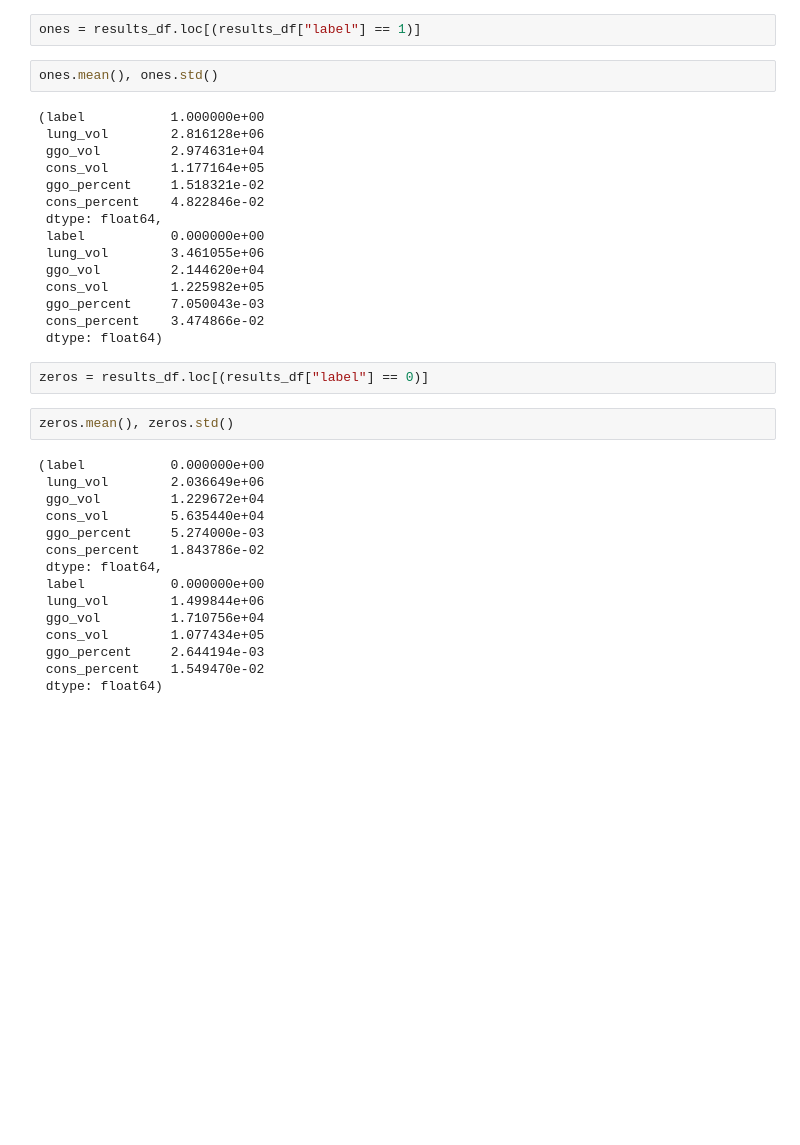
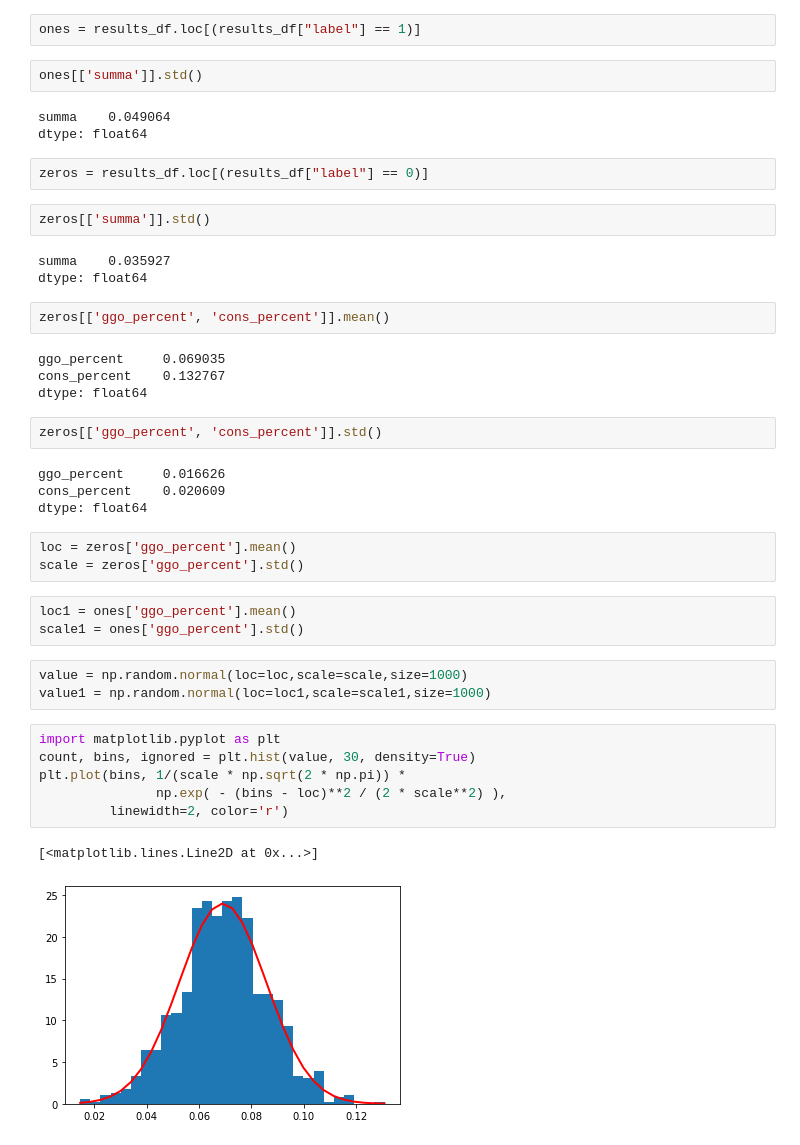
Before and after one commit to Timothy102/ct-ris, a Jupyter notebook: Interpret.ipynb, the cells around one changed output. Drawn from its saved outputs; the diff is of its cells as text; blank space fills up the shorter version.

```diff
--- a/Interpret.ipynb
+++ b/Interpret.ipynb
@@ -16,38 +23,44 @@ results_df.tail()
 # %%
 ones = results_df.loc[(results_df["label"] == 1)]
 # %%
-ones.mean(), ones.std()
+ones[['summa']].std()
 # %% [output]
-(label           1.000000e+00
- lung_vol        2.816128e+06
- ggo_vol         2.974631e+04
- cons_vol        1.177164e+05
- ggo_percent     1.518321e-02
- cons_percent    4.822846e-02
- dtype: float64,
- label           0.000000e+00
- lung_vol        3.461055e+06
- ggo_vol         2.144620e+04
- cons_vol        1.225982e+05
- ggo_percent     7.050043e-03
- cons_percent    3.474866e-02
- dtype: float64)
+summa    0.049064
+dtype: float64
 # %%
 zeros = results_df.loc[(results_df["label"] == 0)]
 # %%
-zeros.mean(), zeros.std()
+zeros[['summa']].std()
 # %% [output]
-(label           0.000000e+00
- lung_vol        2.036649e+06
- ggo_vol         1.229672e+04
- cons_vol        5.635440e+04
- ggo_percent     5.274000e-03
- cons_percent    1.843786e-02
- dtype: float64,
- label           0.000000e+00
- lung_vol        1.499844e+06
- ggo_vol         1.710756e+04
- cons_vol        1.077434e+05
- ggo_percent     2.644194e-03
- cons_percent    1.549470e-02
- dtype: float64)
+summa    0.035927
+dtype: float64
+# %%
+zeros[['ggo_percent', 'cons_percent']].mean()
+# %% [output]
+ggo_percent     0.069035
+cons_percent    0.132767
+dtype: float64
+# %%
+zeros[['ggo_percent', 'cons_percent']].std()
+# %% [output]
+ggo_percent     0.016626
+cons_percent    0.020609
+dtype: float64
+# %%
+loc = zeros['ggo_percent'].mean()
+scale = zeros['ggo_percent'].std()
+# %%
+loc1 = ones['ggo_percent'].mean()
+scale1 = ones['ggo_percent'].std()
+# %%
+value = np.random.normal(loc=loc,scale=scale,size=1000)
+value1 = np.random.normal(loc=loc1,scale=scale1,size=1000)
+# %%
+import matplotlib.pyplot as plt
+count, bins, ignored = plt.hist(value, 30, density=True)
+plt.plot(bins, 1/(scale * np.sqrt(2 * np.pi)) *
+               np.exp( - (bins - loc)**2 / (2 * scale**2) ),
+         linewidth=2, color='r')
+# %% [output]
+[<matplotlib.lines.Line2D at 0x...>]
+[figure, added]
```
Also changed, not shown: parts of 5 cells of this notebook, 1 other file.
